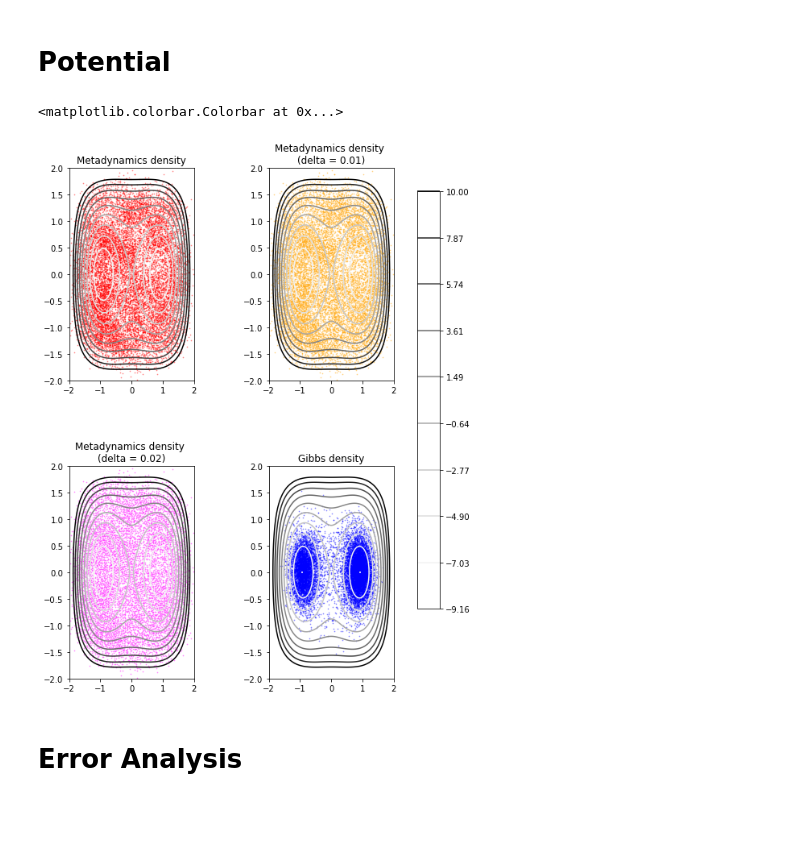
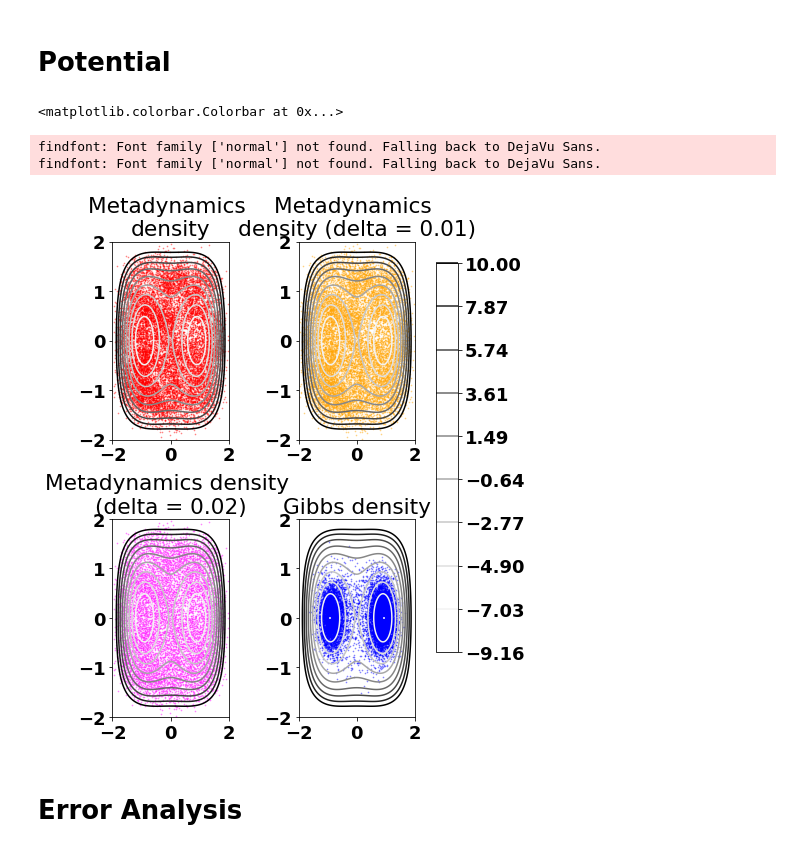
Before and after one commit to ShashankSule/TMDmaps, a Jupyter notebook: Twowell/Error_analysis_twowell.ipynb, the cells around one changed output. Saved outputs shown, nothing was run; the diff lists cells and outputs as text; code cells hidden in the pictures; blank space fills up the shorter version.

```diff
--- a/Twowell/Error_analysis_twowell.ipynb
+++ b/Twowell/Error_analysis_twowell.ipynb
@@ -31,6 +31,12 @@ import itertools
 import helpers as helpers
 import model_systems as model_systems
 import diffusion_map as dmap
+# %%
+font = {'family' : 'normal',
+        'weight' : 'bold',
+        'size'   : 18}
+
+plt.rc('font', **font)
 # %% [markdown]
 # Potential
 # %%
@@ -52,39 +58,41 @@ net_1 = helpers.epsilon_net(metad_data, 0.01)[0]
 net_2 = helpers.epsilon_net(metad_data, 0.02)[0]
 
 # Plot potential on a grid
-fig, ((ax1, ax2), (ax3, ax4)) = plt.subplots(2,2, figsize=(8,8))
+fig, ((ax1, ax2), (ax3, ax4)) = plt.subplots(2,2, figsize=(6,6))
 plot_params = [nx, ny, xmin, xmax, ymin, ymax]
 [potential_grid, xx, yy] = helpers.gen_plot_data(helpers.twowell_potential, plot_params)
 grid_min = np.min(potential_grid)
 #print("grid minimum is: %d" % grid_min)
 contour_levels = np.linspace(grid_min, 10, 10)
 im = ax1.contour(xx, yy, potential_grid, cmap = 'Greys', levels=contour_levels)
 ax1.scatter(metad_data[0,:], metad_data[1,:], c = 'red', alpha = 0.4, s=0.5)
-ax1.set(title = "Metadynamics density", xlim = (xmin,xmax),ylim = (ymin, ymax))
+ax1.set(title = "Metadynamics \ndensity", xlim = (xmin,xmax),ylim = (ymin, ymax))
 ax2.contour(xx, yy, potential_grid, cmap = 'Greys', levels=contour_levels)
 ax2.scatter(metad_data[0,net_1], metad_data[1,net_1], c = 'orange', alpha = 0.4, s=0.5)
-ax2.set(title = "Metadynamics density \n(delta = 0.01)", xlim = (xmin,xmax),ylim = (ymin, ymax))
+ax2.set(title = "Metadynamics \ndensity (delta = 0.01)", xlim = (xmin,xmax),ylim = (ymin, ymax))
 ax3.contour(xx, yy, potential_grid, cmap = 'Greys', levels=contour_levels)
 ax3.scatter(metad_data[0,net_2], metad_data[1,net_2], c = 'magenta', alpha = 0.4, s=0.5)
 ax3.set(title = "Metadynamics density \n(delta = 0.02)", xlim = (xmin,xmax),ylim = (ymin, ymax))
 ax4.contour(xx, yy, potential_grid, cmap = 'Greys', levels=contour_levels)
 ax4.scatter(gibbs_data[0,:], gibbs_data[1,:], c = 'blue', alpha = 0.4, s=0.5)
 ax4.set(title = "Gibbs density", xlim = (xmin,xmax),ylim = (ymin, ymax))
 #plt.legend()
 plt.subplots_adjust(left=0.1,
                     bottom=0.1,
                     right=0.9,
                     top=1.2,
                     wspace=0.6,
                     hspace=0.4)
 fig.subplots_adjust(right=0.8)
 cbar_ax = fig.add_axes([0.85, 0.25, 0.05, 0.9])
 fig.colorbar(im, cax=cbar_ax)
 # plt.savefig("twowell_sampling.png")
 # plt.title("Two-well Potential")
 # %% [output]
 <matplotlib.colorbar.Colorbar at 0x...>
+findfont: Font family ['normal'] not found. Falling back to DejaVu Sans.
+findfont: Font family ['normal'] not found. Falling back to DejaVu Sans.
-[figure, old version]
+[figure, new version]
 # %% [markdown]
 # Error Analysis
 # %%
```
Also changed, not shown: parts of 2 cells of this notebook, 10 other files.
